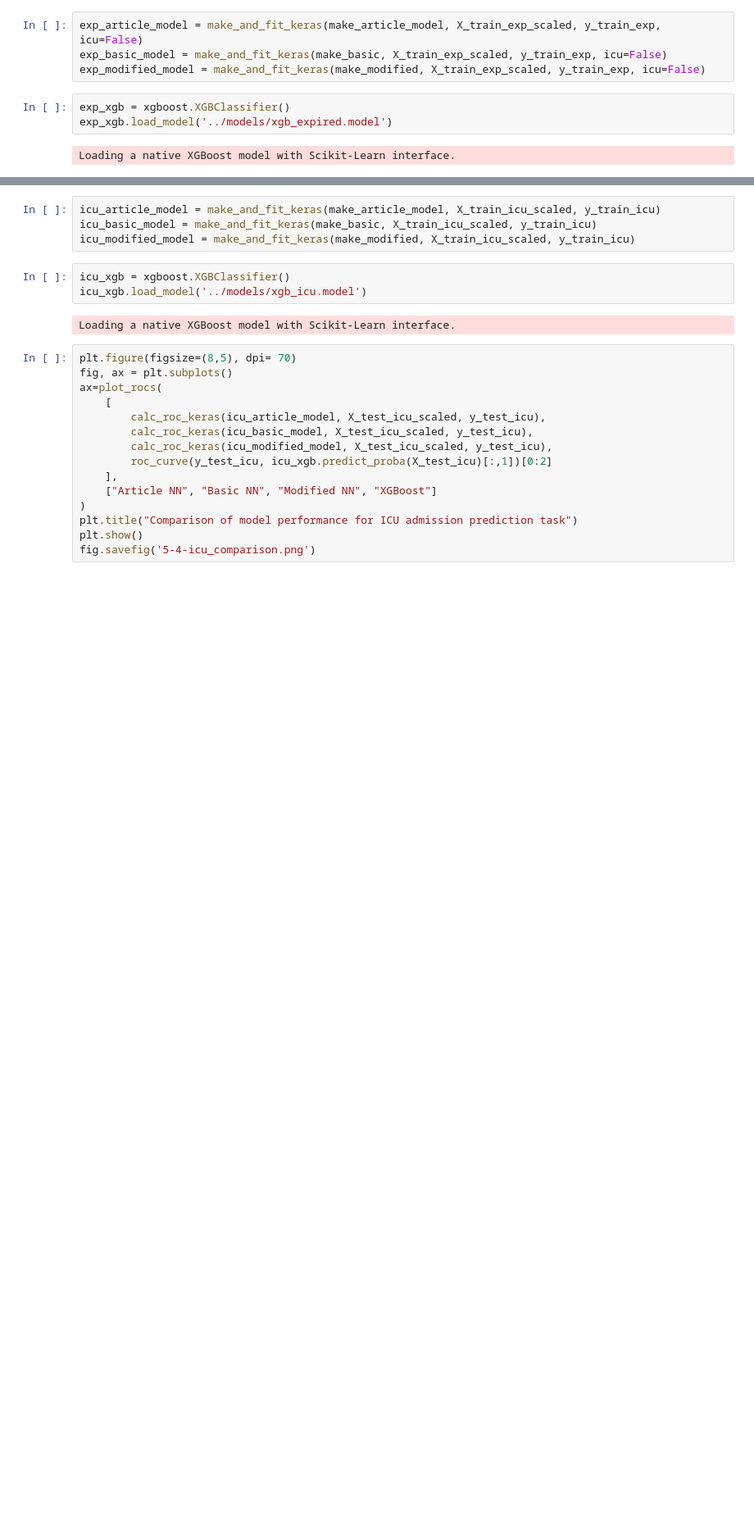
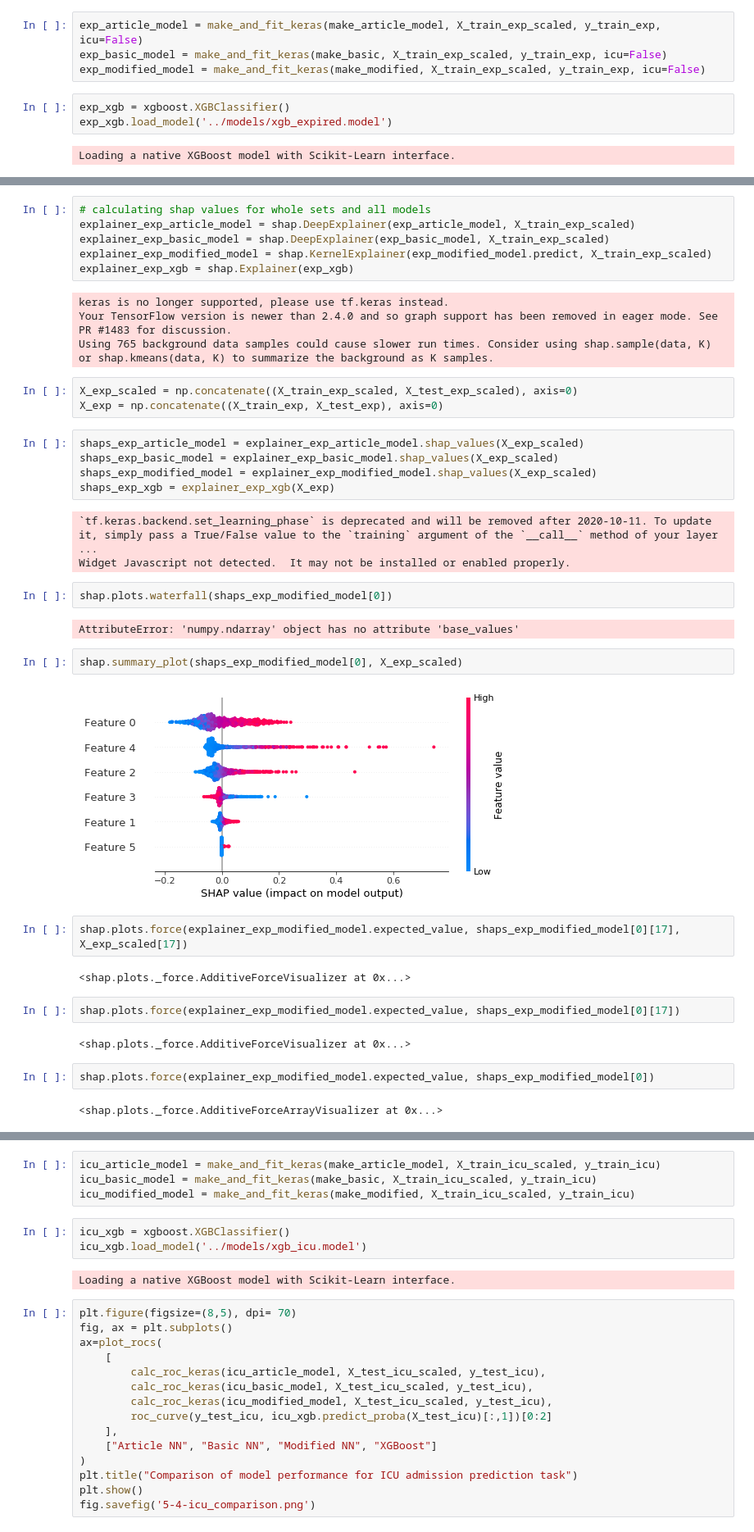
Before and after one commit to konrad-komisarczyk/wb2021, a Jupyter notebook: proj2/DNN/comparison.ipynb, the cells around one changed output, grey strips where cells are left out. Shown at 82% size. Saved outputs shown, nothing was run; the diff lists cells and outputs as text; blank space fills up the shorter version.

Commit message:
shap values for DNN calculation, example plots

```diff
--- a/proj2/DNN/comparison.ipynb
+++ b/proj2/DNN/comparison.ipynb
@@ -138,0 +136,41 @@ fig.savefig('5-4-mortality_comparison.png')
+# %%
+# calculating shap values for whole sets and all models
+explainer_exp_article_model = shap.DeepExplainer(exp_article_model, X_train_exp_scaled)
+explainer_exp_basic_model = shap.DeepExplainer(exp_basic_model, X_train_exp_scaled)
+explainer_exp_modified_model = shap.KernelExplainer(exp_modified_model.predict, X_train_exp_scaled)
+explainer_exp_xgb = shap.Explainer(exp_xgb)
+# %% [output]
+keras is no longer supported, please use tf.keras instead.
+Your TensorFlow version is newer than 2.4.0 and so graph support has been removed in eager mode. See PR #1483 for discussion.
+Using 765 background data samples could cause slower run times. Consider using shap.sample(data, K) or shap.kmeans(data, K) to summarize the background as K samples.
+# %%
+X_exp_scaled = np.concatenate((X_train_exp_scaled, X_test_exp_scaled), axis=0)
+X_exp = np.concatenate((X_train_exp, X_test_exp), axis=0)
+# %%
+shaps_exp_article_model = explainer_exp_article_model.shap_values(X_exp_scaled)
+shaps_exp_basic_model = explainer_exp_basic_model.shap_values(X_exp_scaled)
+shaps_exp_modified_model = explainer_exp_modified_model.shap_values(X_exp_scaled)
+shaps_exp_xgb = explainer_exp_xgb(X_exp)
+# %% [output]
+`tf.keras.backend.set_learning_phase` is deprecated and will be removed after 2020-10-11. To update it, simply pass a True/False value to the `training` argument of the `__call__` method of your layer ...
+Widget Javascript not detected.  It may not be installed or enabled properly.
+# %%
+shap.plots.waterfall(shaps_exp_modified_model[0])
+# %% [output]
+AttributeError: 'numpy.ndarray' object has no attribute 'base_values'
+# %%
+shap.summary_plot(shaps_exp_modified_model[0], X_exp_scaled)
+# %% [output]
+[figure, added]
+# %%
+shap.plots.force(explainer_exp_modified_model.expected_value, shaps_exp_modified_model[0][17], X_exp_scaled[17])
+# %% [output]
+<shap.plots._force.AdditiveForceVisualizer at 0x...>
+# %%
+shap.plots.force(explainer_exp_modified_model.expected_value, shaps_exp_modified_model[0][17])
+# %% [output]
+<shap.plots._force.AdditiveForceVisualizer at 0x...>
+# %%
+shap.plots.force(explainer_exp_modified_model.expected_value, shaps_exp_modified_model[0])
+# %% [output]
+<shap.plots._force.AdditiveForceArrayVisualizer at 0x...>
```
Also changed, not shown: parts of 9 cells of this notebook, 1 other file.
